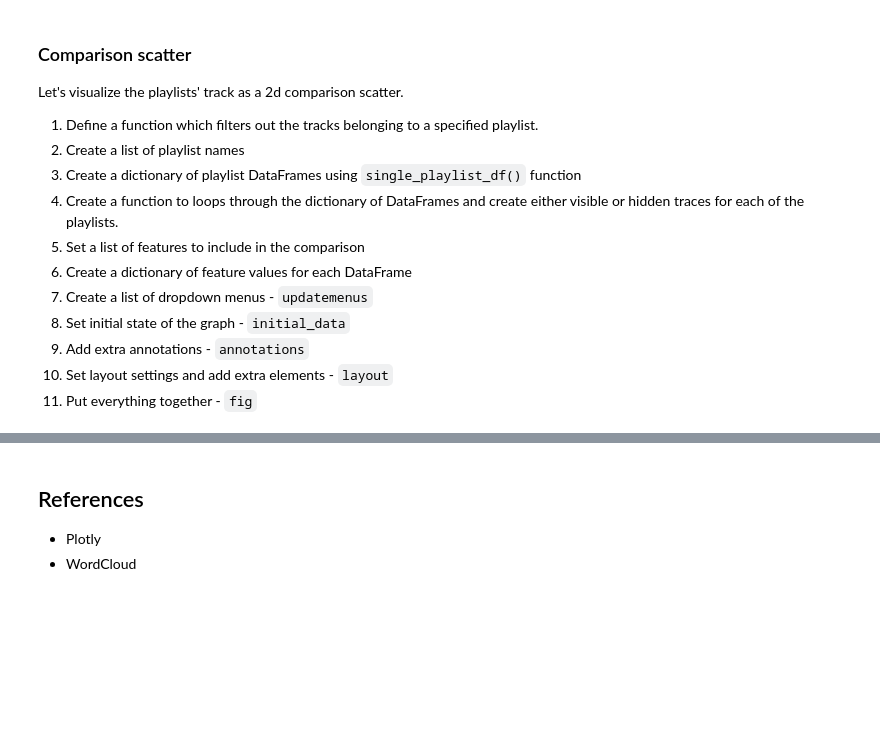
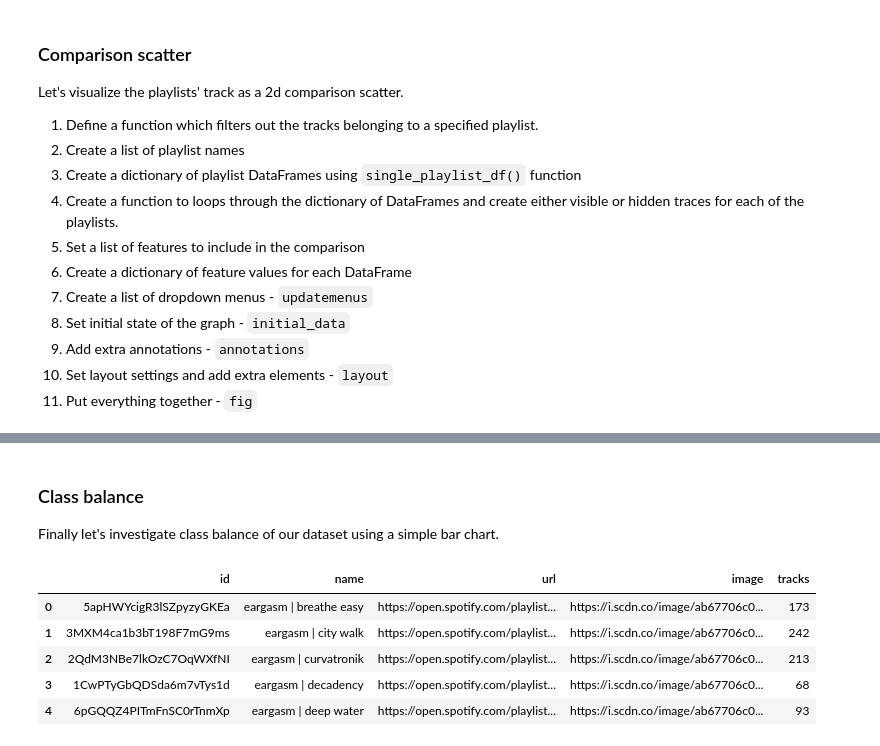
Before and after one commit to adamsiemaszkiewicz/eargasm-music, a Jupyter notebook: eargasmAI_DataExploration.ipynb, the cells around one changed output, grey strips where cells are left out. Drawn from its saved outputs; the diff is of its cells as text; code cells hidden in the pictures; blank space fills up the shorter version.

```diff
--- a/eargasmAI_DataExploration.ipynb
+++ b/eargasmAI_DataExploration.ipynb
@@ -840,7 +844,20 @@ fig = go.Figure(
 fig.show()
 # %% [output]
 [interactive output not drawn]
-# %% [markdown]
-## References
-- Plotly
-- WordCloud
+# %% [markdown]
+### Class balance
+Finally let's investigate class balance of our dataset using a simple bar chart.
+# %%
+playlists_df = pd.read_csv('files/all_playlists.csv', index_col=0)
+
+named = playlists_df['name'].str.startswith('eargasm | ')
+named_playlists_df = playlists_df[named.values]
+# %%
+named_playlists_df.head()
+# %% [output]
+|  | id | name | url | image | tracks |
+| 0 | 5apHWYcigR3lSZpyzyGKEa | eargasm | breathe easy | https://open.spotify.com/playlist... | https://i.scdn.co/image/ab67706c0... | 173 |
+| 1 | 3MXM4ca1b3bT198F7mG9ms | eargasm | city walk | https://open.spotify.com/playlist... | https://i.scdn.co/image/ab67706c0... | 242 |
+| 2 | 2QdM3NBe7lkOzC7OqWXfNI | eargasm | curvatronik | https://open.spotify.com/playlist... | https://i.scdn.co/image/ab67706c0... | 213 |
+| 3 | 1CwPTyGbQDSda6m7vTys1d | eargasm | decadency | https://open.spotify.com/playlist... | https://i.scdn.co/image/ab67706c0... | 68 |
+| 4 | 6pGQQZ4PITmFnSC0rTnmXp | eargasm | deep water | https://open.spotify.com/playlist... | https://i.scdn.co/image/ab67706c0... | 93 |
```
Also changed, not shown: parts of 24 cells of this notebook.
